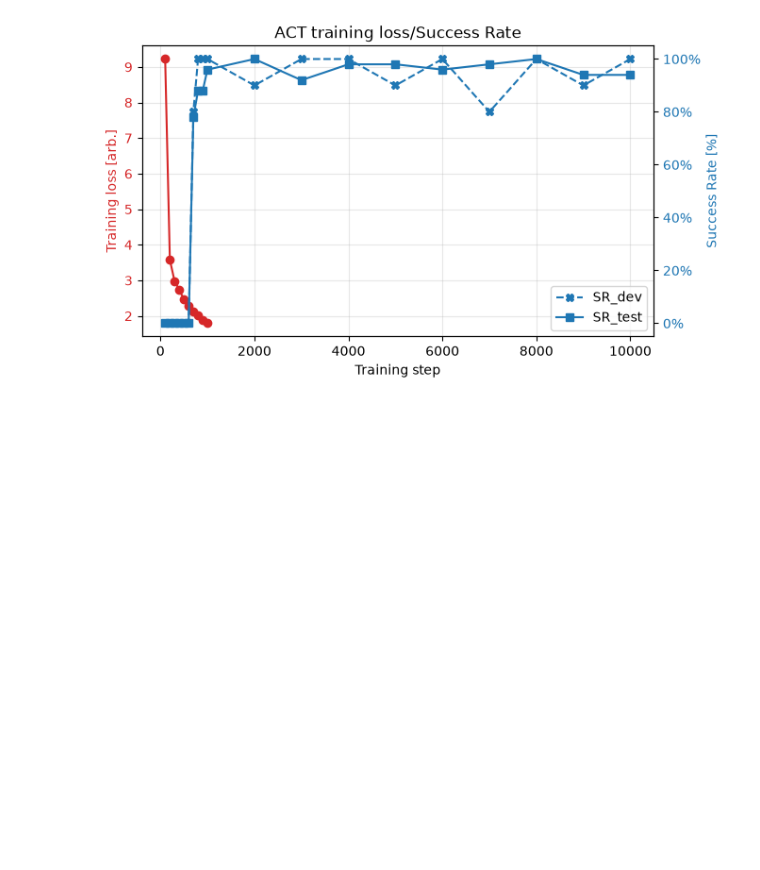
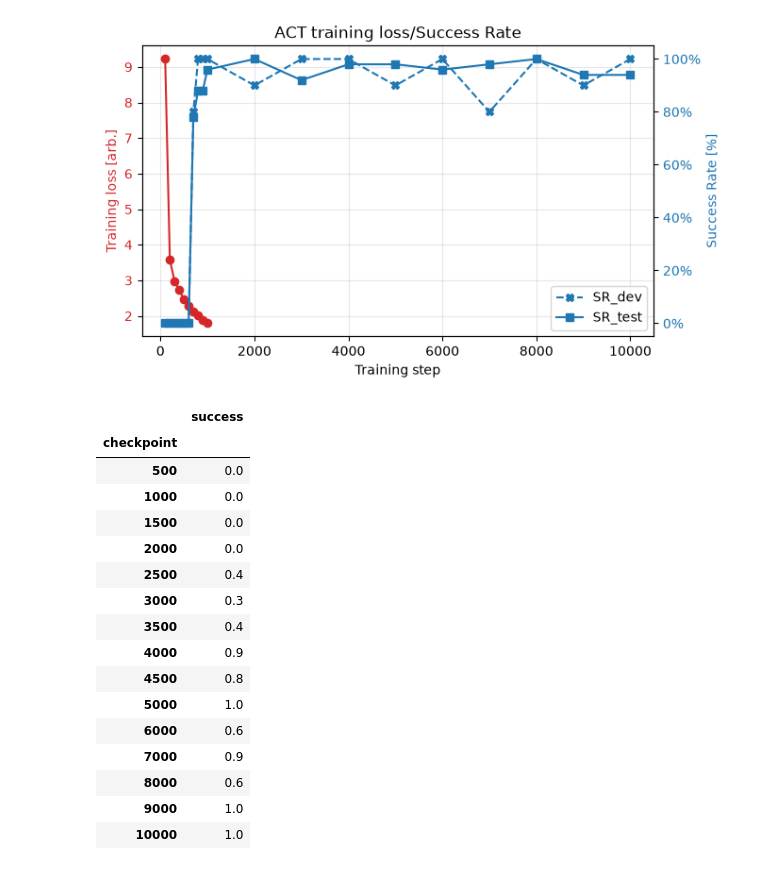
Before and after one commit to yuanchimarkyang-lab/robot-learning-project1, a Jupyter notebook: notebooks/act_analysis.ipynb, the cells around one changed output. Drawn from its saved outputs; the diff is of its cells as text; code cells hidden in the pictures; blank space fills up the shorter version.

Commit message:
Update with diffusion experiments and scripts

```diff
--- a/notebooks/act_analysis.ipynb
+++ b/notebooks/act_analysis.ipynb
@@ -214,3 +214,30 @@ ax2.legend()
 plt.show()
 # %% [output]
 [figure]
+# %%
+PROJECT_ROOT = Path("~/ML/robot-learning-project1").expanduser()
+
+EXP_NAME = "diffusion_baseline"
+CHECKPOINT_LIST = ["000500","001000","001500","002000","002500","003000","003500","004000","004500","005000","006000","007000","008000","009000","010000"]
+# %%
+df, df_agg = results_func(EXP_NAME, CHECKPOINT_LIST, MODE='dev')
+# %%
+df_agg
+# %% [output]
+|  | success |
+| checkpoint |  |
+| 500 | 0.0 |
+| 1000 | 0.0 |
+| 1500 | 0.0 |
+| 2000 | 0.0 |
+| 2500 | 0.4 |
+| 3000 | 0.3 |
+| 3500 | 0.4 |
+| 4000 | 0.9 |
+| 4500 | 0.8 |
+| 5000 | 1.0 |
+| 6000 | 0.6 |
+| 7000 | 0.9 |
+| 8000 | 0.6 |
+| 9000 | 1.0 |
+| 10000 | 1.0 |
```
Also changed, not shown: parts of 2 cells of this notebook, 35 other files.
